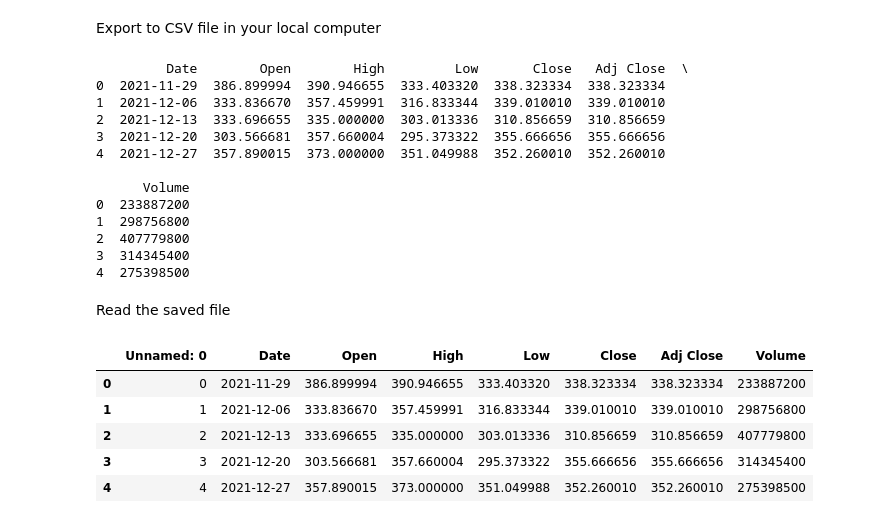
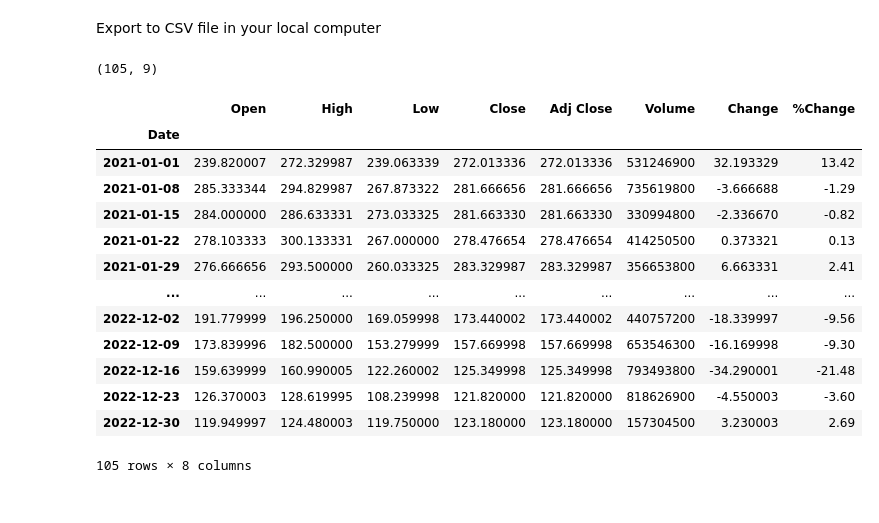
Before and after one commit to ThanhPhuongDA/webscraping, a Jupyter notebook: TSLA_StockpricesYahoo.ipynb, the cells around one changed output. Saved outputs shown, nothing was run; the diff lists cells and outputs as text; code cells hidden in the pictures.

```diff
--- a/TSLA_StockpricesYahoo.ipynb
+++ b/TSLA_StockpricesYahoo.ipynb
@@ -42,0 +48,4 @@ print(df)
+# %%
+df['Change'] = df.apply(lambda x: x['Adj Close'] - x['Open'], axis=1)
+# %%
+df['%Change'] = df.apply(lambda x: round((x['Change']/ x['Open'])*100,2), axis=1)
@@ -44,31 +69,31 @@ print(df)
 Export to CSV file in your local computer
 # %%
 df.to_csv(r'C:\Users\PHUONG\Desktop\Tesla stock price 2022.csv', index=False, header=True)
-# %%
-print(df)
-# %% [output]
-         Date        Open        High         Low       Close   Adj Close  \
-0  2021-11-29  386.899994  390.946655  333.403320  338.323334  338.323334
-1  2021-12-06  333.836670  357.459991  316.833344  339.010010  339.010010
-2  2021-12-13  333.696655  335.000000  303.013336  310.856659  310.856659
-3  2021-12-20  303.566681  357.660004  295.373322  355.666656  355.666656
-4  2021-12-27  357.890015  373.000000  351.049988  352.260010  352.260010
-
-      Volume
-0  233887200
-1  298756800
-2  407779800
-3  314345400
-4  275398500
-# %% [markdown]
-Read the saved file
-# %%
-df_saved_file = pd.read_csv('Tesla stock price 2022.csv')
-df_saved_file
-# %% [output]
-|  | Unnamed: 0 | Date | Open | High | Low | Close | Adj Close | Volume |
-| 0 | 0 | 2021-11-29 | 386.899994 | 390.946655 | 333.403320 | 338.323334 | 338.323334 | 233887200 |
-| 1 | 1 | 2021-12-06 | 333.836670 | 357.459991 | 316.833344 | 339.010010 | 339.010010 | 298756800 |
-| 2 | 2 | 2021-12-13 | 333.696655 | 335.000000 | 303.013336 | 310.856659 | 310.856659 | 407779800 |
-| 3 | 3 | 2021-12-20 | 303.566681 | 357.660004 | 295.373322 | 355.666656 | 355.666656 | 314345400 |
-| 4 | 4 | 2021-12-27 | 357.890015 | 373.000000 | 351.049988 | 352.260010 | 352.260010 | 275398500 |
+# %%
+df.shape
+# %% [output]
+(105, 9)
+# %%
+# Changing the datatype
+
+df["Date"] = df["Date"].astype("datetime64")
+
+# Setting the Date as index
+
+df = df.set_index("Date")
+df
+# %% [output]
+|  | Open | High | Low | Close | Adj Close | Volume | Change | %Change |
+| Date |  |  |  |  |  |  |  |  |
+| 2021-01-01 | 239.820007 | 272.329987 | 239.063339 | 272.013336 | 272.013336 | 531246900 | 32.193329 | 13.42 |
+| 2021-01-08 | 285.333344 | 294.829987 | 267.873322 | 281.666656 | 281.666656 | 735619800 | -3.666688 | -1.29 |
+| 2021-01-15 | 284.000000 | 286.633331 | 273.033325 | 281.663330 | 281.663330 | 330994800 | -2.336670 | -0.82 |
+| 2021-01-22 | 278.103333 | 300.133331 | 267.000000 | 278.476654 | 278.476654 | 414250500 | 0.373321 | 0.13 |
+| 2021-01-29 | 276.666656 | 293.500000 | 260.033325 | 283.329987 | 283.329987 | 356653800 | 6.663331 | 2.41 |
+| ... | ... | ... | ... | ... | ... | ... | ... | ... |
+| 2022-12-02 | 191.779999 | 196.250000 | 169.059998 | 173.440002 | 173.440002 | 440757200 | -18.339997 | -9.56 |
+| 2022-12-09 | 173.839996 | 182.500000 | 153.279999 | 157.669998 | 157.669998 | 653546300 | -16.169998 | -9.30 |
+| 2022-12-16 | 159.639999 | 160.990005 | 122.260002 | 125.349998 | 125.349998 | 793493800 | -34.290001 | -21.48 |
+| 2022-12-23 | 126.370003 | 128.619995 | 108.239998 | 121.820000 | 121.820000 | 818626900 | -4.550003 | -3.60 |
+| 2022-12-30 | 119.949997 | 124.480003 | 119.750000 | 123.180000 | 123.180000 | 157304500 | 3.230003 | 2.69 |
+105 rows × 8 columns
```
Also changed, not shown: parts of 7 cells of this notebook.
